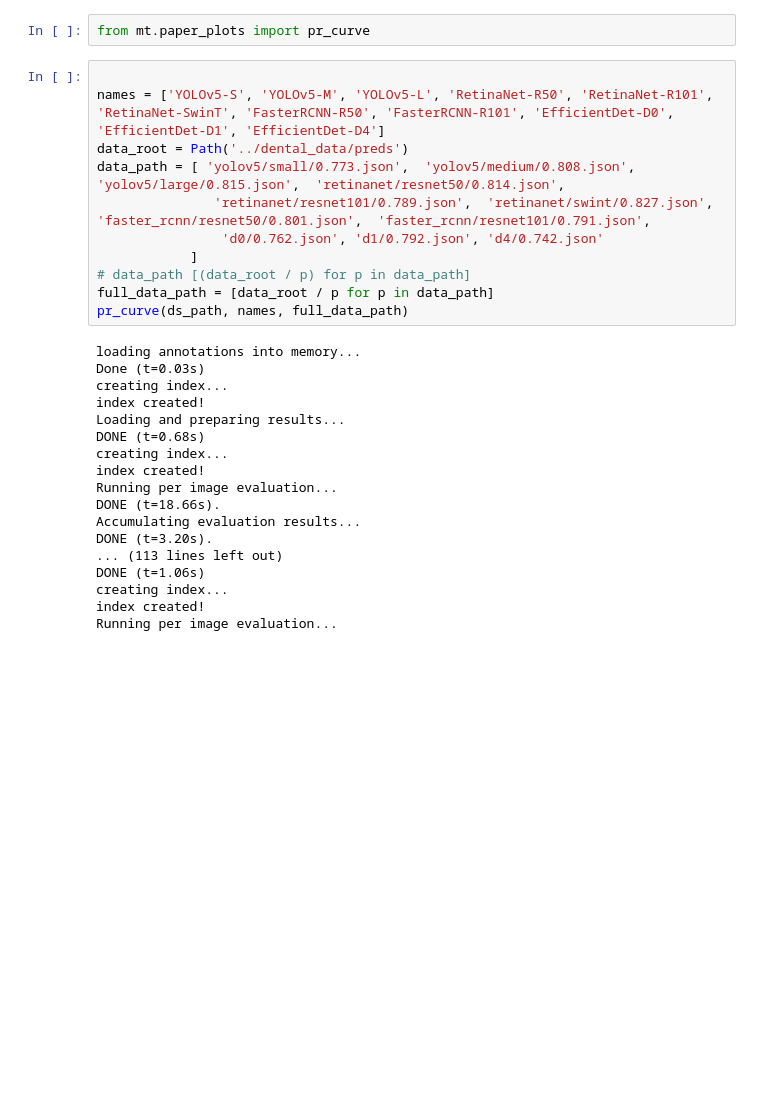
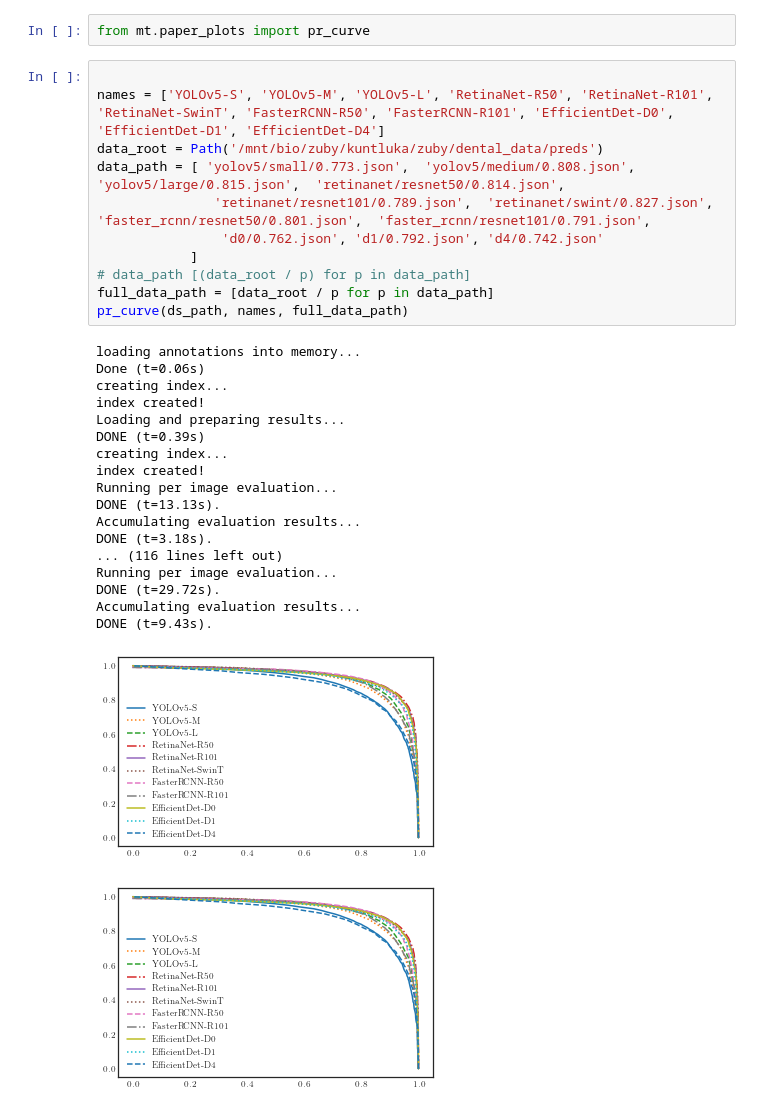
Before and after one commit to kuntiik/MT, a Jupyter notebook: notebooks/paper_plots.ipynb, the cells around one changed output. Drawn from its saved outputs; the diff is of its cells as text; blank space fills up the shorter version.

```diff
--- a/notebooks/paper_plots.ipynb
+++ b/notebooks/paper_plots.ipynb
@@ -99,29 +101,31 @@ from mt.paper_plots import pr_curve
 # %%
 
 names = ['YOLOv5-S', 'YOLOv5-M', 'YOLOv5-L', 'RetinaNet-R50', 'RetinaNet-R101', 'RetinaNet-SwinT', 'FasterRCNN-R50', 'FasterRCNN-R101', 'EfficientDet-D0', 'EfficientDet-D1', 'EfficientDet-D4']
-data_root = Path('../dental_data/preds')
+data_root = Path('/mnt/bio/zuby/kuntluka/zuby/dental_data/preds')
 data_path = [ 'yolov5/small/0.773.json',  'yolov5/medium/0.808.json',  'yolov5/large/0.815.json',  'retinanet/resnet50/0.814.json',
                'retinanet/resnet101/0.789.json',  'retinanet/swint/0.827.json',  'faster_rcnn/resnet50/0.801.json',  'faster_rcnn/resnet101/0.791.json',
                 'd0/0.762.json', 'd1/0.792.json', 'd4/0.742.json'
             ]
 # data_path [(data_root / p) for p in data_path]
 full_data_path = [data_root / p for p in data_path]
 pr_curve(ds_path, names, full_data_path)
 # %% [output]
 loading annotations into memory...
-Done (t=0.03s)
+Done (t=0.06s)
 creating index...
 index created!
 Loading and preparing results...
-DONE (t=0.68s)
+DONE (t=0.39s)
 creating index...
 index created!
 Running per image evaluation...
-DONE (t=18.66s).
+DONE (t=13.13s).
 Accumulating evaluation results...
-DONE (t=3.20s).
-... (113 lines left out)
-DONE (t=1.06s)
-creating index...
-index created!
+DONE (t=3.18s).
+... (116 lines left out)
 Running per image evaluation...
+DONE (t=29.72s).
+Accumulating evaluation results...
+DONE (t=9.43s).
+[figure, added]
+[figure, added]
```
Also changed, not shown: parts of 10 cells of this notebook, 1 other file.
